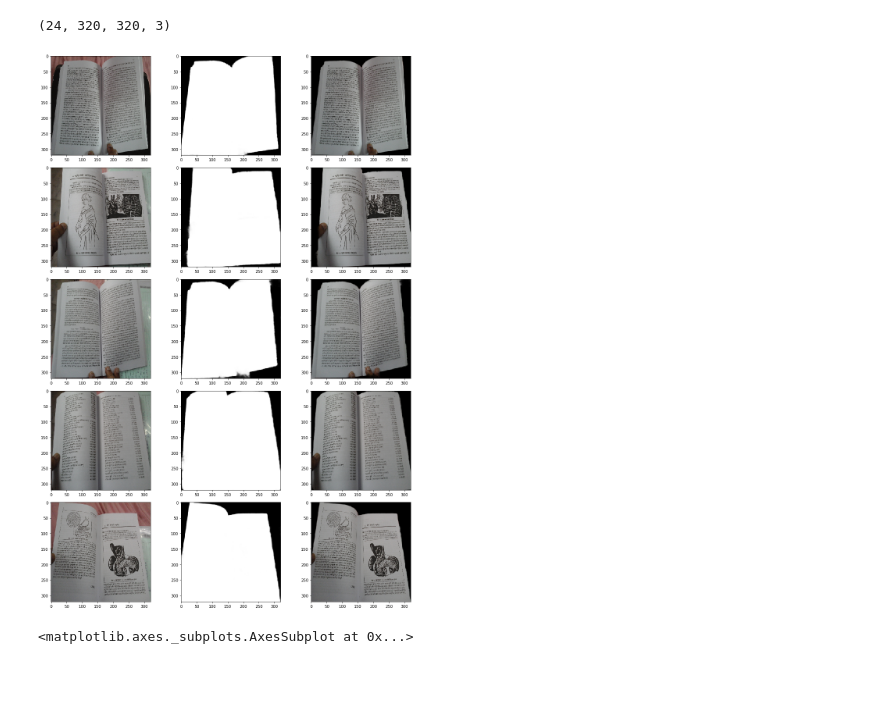
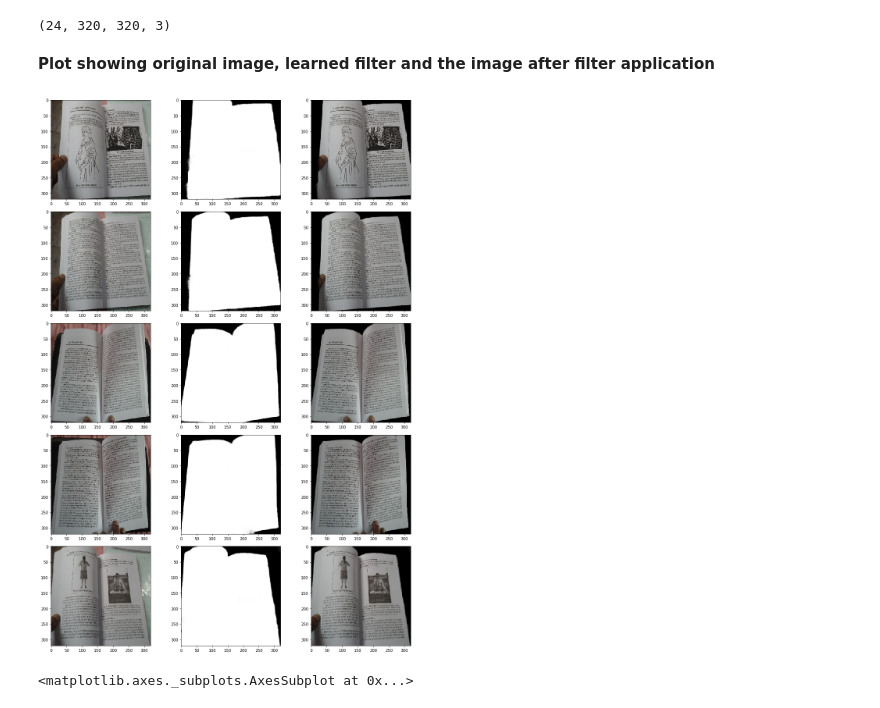
Before and after one commit to ashesh-0/PdfFromImages, a Jupyter notebook: PagePixelSegmentation.ipynb, the cells around one changed output. Saved outputs shown, nothing was run; the diff lists cells and outputs as text; code cells hidden in the pictures; blank space fills up the shorter version.

```diff
--- a/PagePixelSegmentation.ipynb
+++ b/PagePixelSegmentation.ipynb
@@ -360,15 +358,17 @@ val_pred = model.predict(val_X)
 val_X.shape
 # %% [output]
 (24, 320, 320, 3)
+# %% [markdown]
+**Plot showing original image, learned filter and the image after filter application**
 # %%
-_,ax = plt.subplots(nrows = 5,ncols = 3, figsize=(15,20))
+fig,ax = plt.subplots(nrows = 5,ncols = 3, figsize=(15,20))
 
 for idx, i in enumerate(np.random.choice(len(val_pred)-1,size=5,replace=False)):
   imshow(val_X[i],ax=ax[idx,0])
   imshow(val_pred[i,:,:,0],ax=ax[idx,1])
   imshow(val_X[i]*val_pred[i,:,:]/255,ax=ax[idx,2])
 # %% [output]
-[figure, old version]
+[figure, new version]
 # %%
 sns.distplot(val_pred.reshape((-1,)))
 # %% [output]
```
Also changed, not shown: parts of 2 cells of this notebook.
